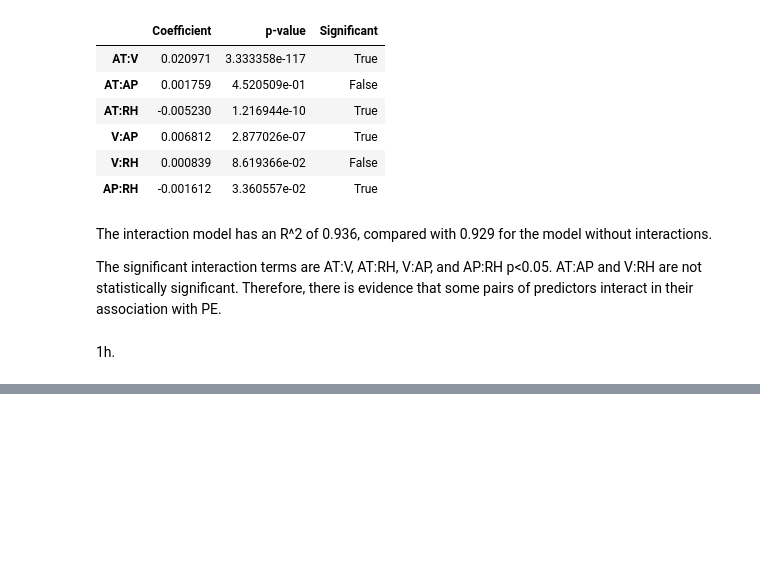
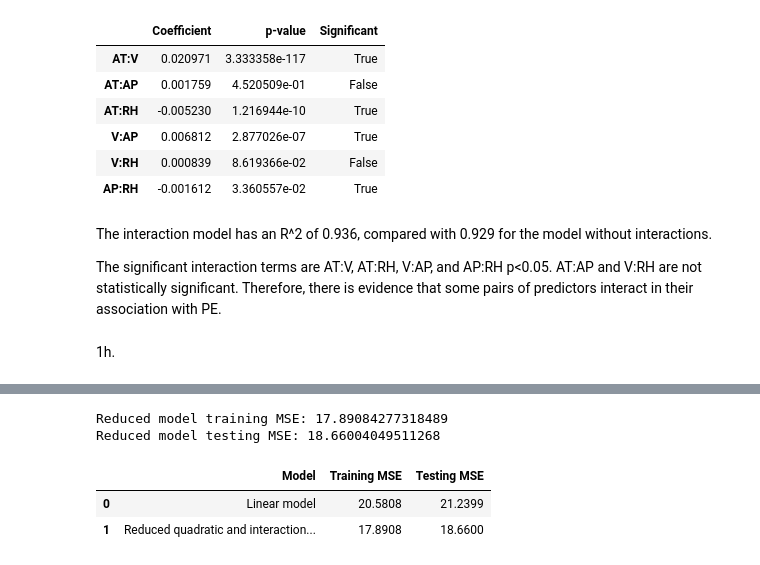
Before and after one commit to Kritiin5/DSCI-552-HW2, a Jupyter notebook: notebook/Bhattacharya_Kriti_HW2.ipynb, the cells around one changed output, grey strips where cells are left out. Cells and saved outputs as stored; diff of their text form; code cells hidden in the pictures; blank space fills up the shorter version.

```diff
--- a/notebook/Bhattacharya_Kriti_HW2.ipynb
+++ b/notebook/Bhattacharya_Kriti_HW2.ipynb
@@ -373,0 +522,10 @@ Therefore, there is evidence that some pairs of predictors interact in their ass
+# %%
+#retained terms and final model:
+print("Terms retained:")
+print(remaining_terms)
+
+X_train_reduced = sm.add_constant(X_train_poly[remaining_terms])
+
+reduced_model = sm.OLS(y_train, X_train_reduced).fit()
+
+print(reduced_model.summary())
@@ -373,0 +550,37 @@ Therefore, there is evidence that some pairs of predictors interact in their ass
+# %%
+#reduced errors:
+X_test_reduced = sm.add_constant(X_test_poly[remaining_terms], has_constant='add')
+
+reduced_train_predictions = reduced_model.predict( X_train_reduced)
+reduced_test_predictions = reduced_model.predict(X_test_reduced)
+
+reduced_train_mse = mean_squared_error( y_train, reduced_train_predictions)
+
+reduced_test_mse = mean_squared_error(y_test, reduced_test_predictions)
+
+print("Reduced model training MSE:", reduced_train_mse)
+print("Reduced model testing MSE:", reduced_test_mse)
+# %% [output]
+Reduced model training MSE: 17.89084277318489
+Reduced model testing MSE: 18.66004049511268
+# %%
+mse_table = pd.DataFrame({
+    'Model': [
+        'Linear model',
+        'Reduced quadratic and interaction model'
+    ],
+    'Training MSE': [
+        linear_train_mse,
+        reduced_train_mse
+    ],
+    'Testing MSE': [
+        linear_test_mse,
+        reduced_test_mse
+    ]
+})
+
+mse_table.round(4)
+# %% [output]
+|  | Model | Training MSE | Testing MSE |
+| 0 | Linear model | 20.5808 | 21.2399 |
+| 1 | Reduced quadratic and interaction... | 17.8908 | 18.6600 |
```
Also changed, not shown: parts of 8 cells of this notebook.
